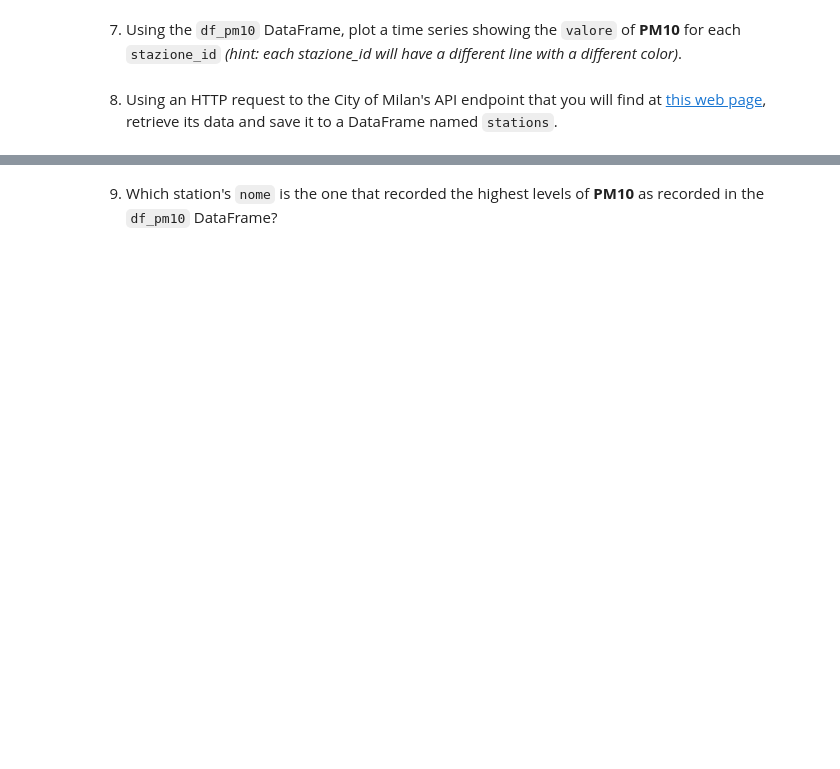
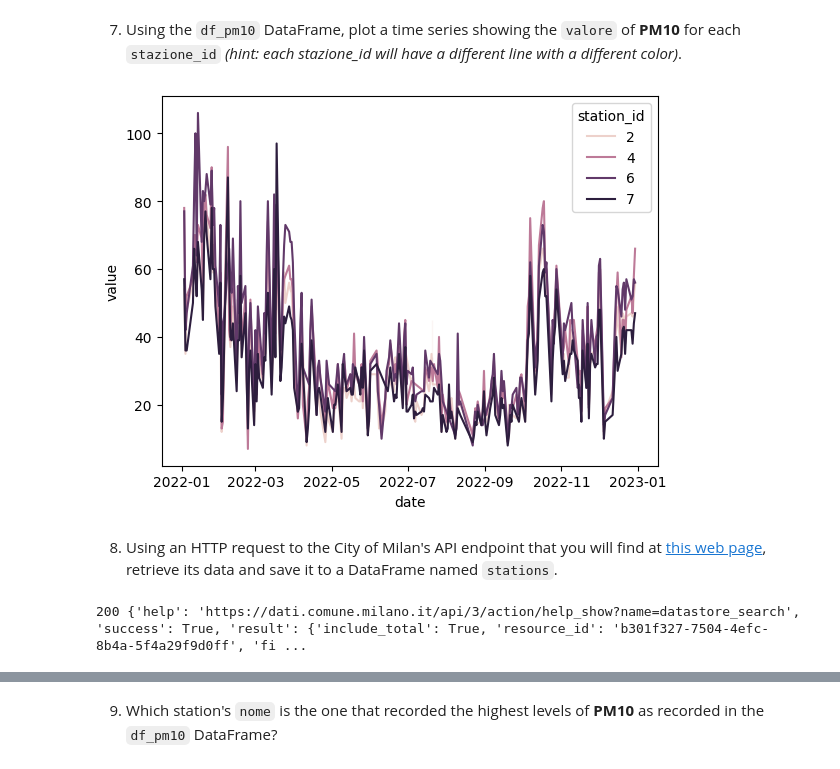
Before and after one commit to extra-jalapenos/python-apis, a Jupyter notebook: 7b Homework.ipynb, the cells around one changed output, grey strips where cells are left out. Saved outputs shown, nothing was run; the diff lists cells and outputs as text; code cells hidden in the pictures; blank space fills up the shorter version.

```diff
--- a/7b Homework.ipynb
+++ b/7b Homework.ipynb
@@ -122,0 +163,4 @@ Either nail polish or lip liner, depending on how marketing sees their target de
+# %%
+df["data"] = pd.to_datetime(df["data"], format="mixed")
+df.rename(columns={ "data": "date", "stazione_id": "station_id", "inquinante": "measure", "valore": "value" }, inplace=True)
+print(df.info())
@@ -123,2 +180,5 @@ Either nail polish or lip liner, depending on how marketing sees their target de
 # %% [markdown]
 3. Create a new DataFrame named `df_pm10` which is a copy of `df` but contains data only for the **PM10** `inquinante`.
+# %%
+df_pm10 = df[df["measure"] == "PM10"]
+df_pm10.head()
@@ -125,2 +193,7 @@ Either nail polish or lip liner, depending on how marketing sees their target de
 # %% [markdown]
 4. Which day was the worst in terms of levels of the **PM10** `inquinante` in the City of Milan? How many grams per cubic meter (g/m3) were detected?
+# %%
+df_pm10.sort_values(by="value", ascending=False, inplace=True)
+max_value = df_pm10.iloc[0]
+print(max_value)
+# 14th Jan 2022, 106 g/m3
@@ -127,2 +211,5 @@ Either nail polish or lip liner, depending on how marketing sees their target de
 # %% [markdown]
 5. Add a new column named `month` to the `df_pm10` DataFrame where you extract the month date-part from the `date` variable.
+# %%
+df_pm10["month"] = df["date"].dt.month
+df_pm10.head()
@@ -131,4 +250,14 @@ Either nail polish or lip liner, depending on how marketing sees their target de
 # %% [markdown]
 7. Using the `df_pm10` DataFrame, plot a time series showing the `valore` of **PM10** for each `stazione_id` *(hint: each stazione_id will have a different line with a different color)*.
+# %%
+plot = sns.lineplot(df_pm10, x="date", y="value", hue="station_id")
+# %% [output]
+[figure, added]
 # %% [markdown]
 8. Using an HTTP request to the City of Milan's API endpoint that you will find at [this web page](https://dati.comune.milano.it/dataset/ds484_stazioni_di_monitoraggio_inquinanti_atmosferici_dellarpa_sit/resource/b301f327-7504-4efc-8b4a-5f4a29f9d0ff), retrieve its data and save it to a DataFrame named `stations`.
+# %%
+station_url = "https://dati.comune.milano.it/api/3/action/datastore_search?resource_id=b301f327-7504-4efc-8b4a-5f4a29f9d0ff"
+response = requests.get(station_url)
+print(response.status_code)
+# %% [output]
+200 {'help': 'https://dati.comune.milano.it/api/3/action/help_show?name=datastore_search', 'success': True, 'result': {'include_total': True, 'resource_id': 'b301f327-7504-4efc-8b4a-5f4a29f9d0ff', 'fi ...
```
Also changed, not shown: parts of 11 cells of this notebook.
